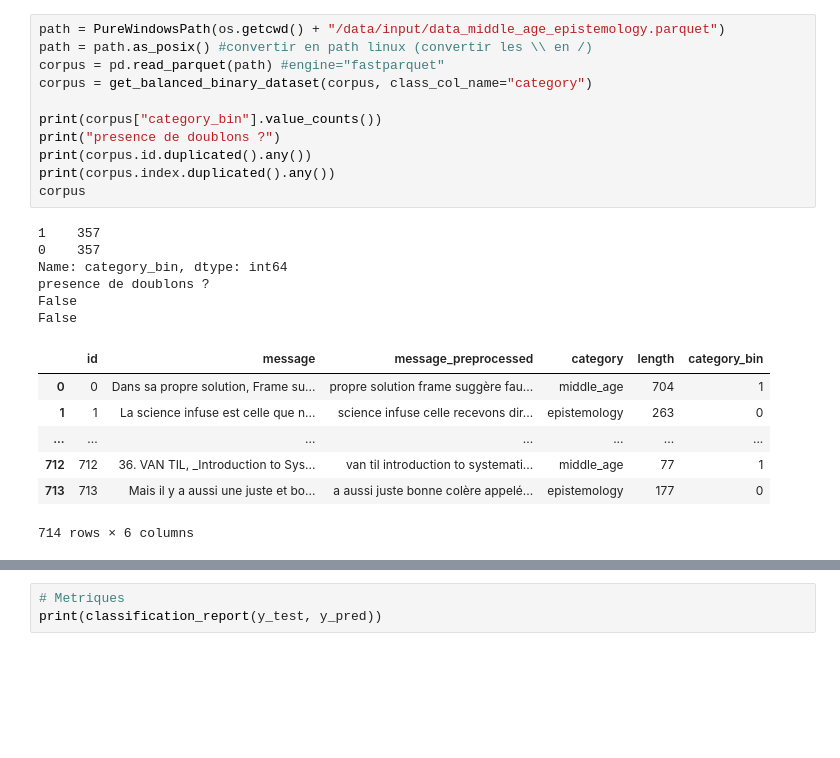
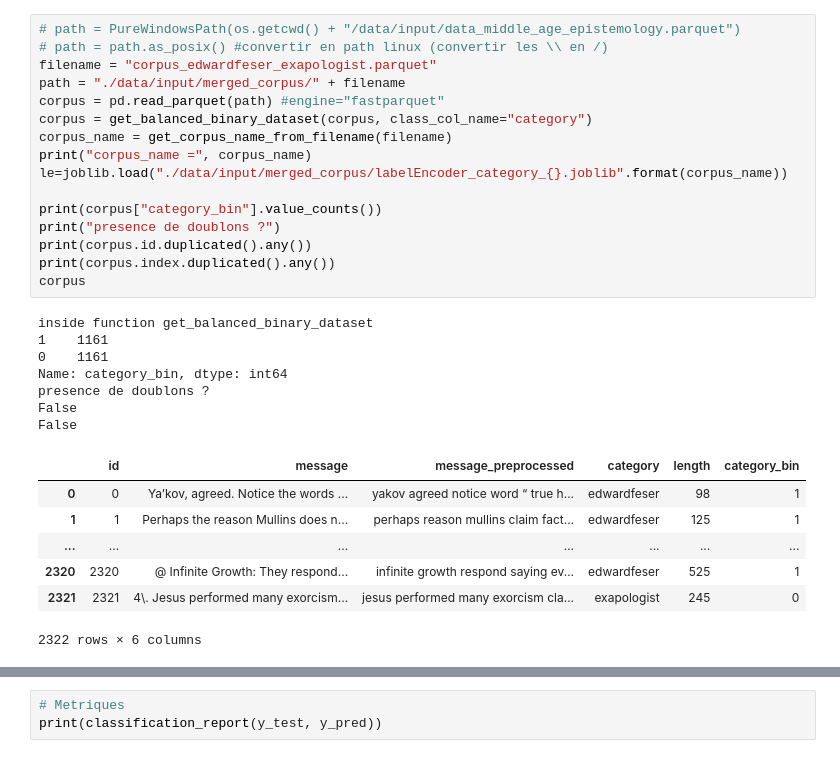
Before and after one commit to lolodino77/classification_texte_articles, a Jupyter notebook: sources/classification/tfidf/3_train_test_best_model.ipynb, the cells around one changed output, grey strips where cells are left out. Saved outputs shown, nothing was run; the diff lists cells and outputs as text; blank space fills up the shorter version.

```diff
--- a/sources/classification/tfidf/3_train_test_best_model.ipynb
+++ b/sources/classification/tfidf/3_train_test_best_model.ipynb
@@ -29,28 +41,34 @@ pd.set_option('display.max_colwidth', None) #afficher texte entier dans datafram
 # %%
-path = PureWindowsPath(os.getcwd() + "/data/input/data_middle_age_epistemology.parquet")
-path = path.as_posix() #convertir en path linux (convertir les \\ en /)
+# path = PureWindowsPath(os.getcwd() + "/data/input/data_middle_age_epistemology.parquet")
+# path = path.as_posix() #convertir en path linux (convertir les \\ en /)
+filename = "corpus_edwardfeser_exapologist.parquet"
+path = "./data/input/merged_corpus/" + filename
 corpus = pd.read_parquet(path) #engine="fastparquet"
 corpus = get_balanced_binary_dataset(corpus, class_col_name="category")
+corpus_name = get_corpus_name_from_filename(filename)
+print("corpus_name =", corpus_name)
+le=joblib.load("./data/input/merged_corpus/labelEncoder_category_{}.joblib".format(corpus_name))
 
 print(corpus["category_bin"].value_counts())
 print("presence de doublons ?")
 print(corpus.id.duplicated().any())
 print(corpus.index.duplicated().any())
 corpus
 # %% [output]
-1    357
-0    357
+inside function get_balanced_binary_dataset
+1    1161
+0    1161
 Name: category_bin, dtype: int64
 presence de doublons ?
 False
 False
 |  | id | message | message_preprocessed | category | length | category_bin |
-| 0 | 0 | Dans sa propre solution, Frame su... | propre solution frame suggère fau... | middle_age | 704 | 1 |
-| 1 | 1 | La science infuse est celle que n... | science infuse celle recevons dir... | epistemology | 263 | 0 |
+| 0 | 0 | Ya’kov, agreed. Notice the words ... | yakov agreed notice word “ true h... | edwardfeser | 98 | 1 |
+| 1 | 1 | Perhaps the reason Mullins does n... | perhaps reason mullins claim fact... | edwardfeser | 125 | 1 |
 | ... | ... | ... | ... | ... | ... | ... |
-| 712 | 712 | 36. VAN TIL, _Introduction to Sys... | van til introduction to systemati... | middle_age | 77 | 1 |
-| 713 | 713 | Mais il y a aussi une juste et bo... | a aussi juste bonne colère appelé... | epistemology | 177 | 0 |
+| 2320 | 2320 | @ Infinite Growth: They respond... | infinite growth respond saying ev... | edwardfeser | 525 | 1 |
+| 2321 | 2321 | 4\. Jesus performed many exorcism... | jesus performed many exorcism cla... | exapologist | 245 | 0 |
-714 rows × 6 columns
+2322 rows × 6 columns
 # %%
 from sklearn.svm import SVC
 from sklearn.linear_model import SGDClassifier
```
Also changed, not shown: parts of 8 cells of this notebook, 27 other files.
